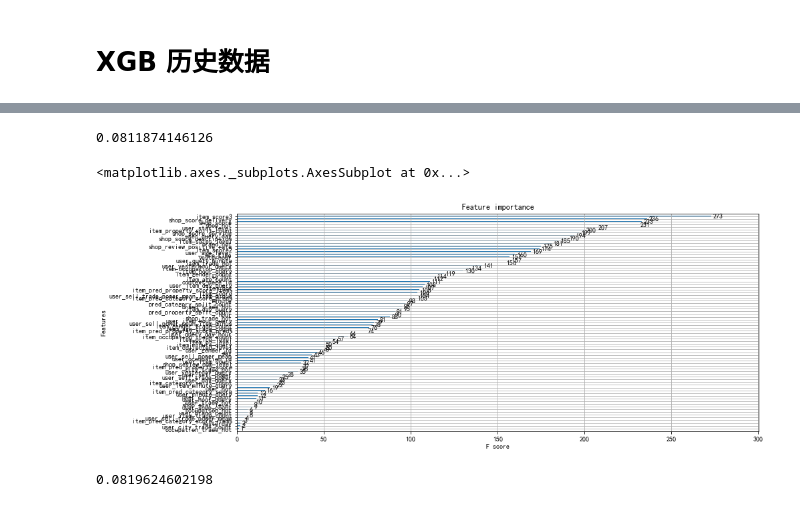
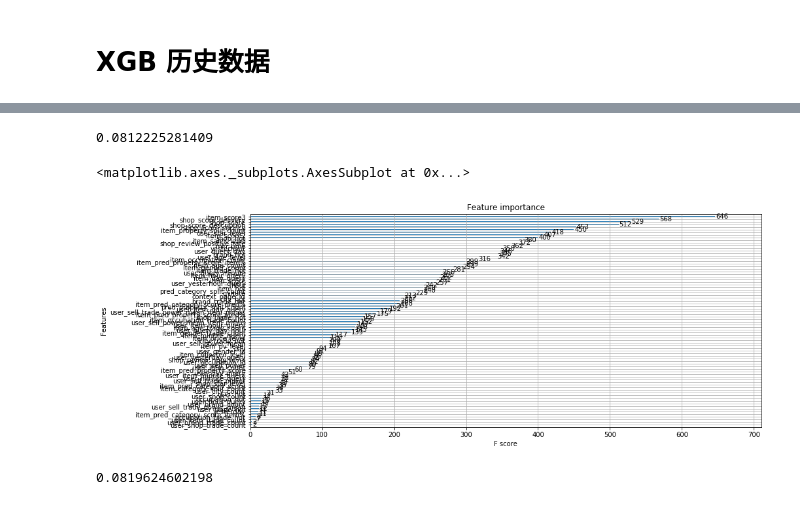
Before and after one commit to abcdddxy/kaggle, a Jupyter notebook: ALiMaMa/XGB.ipynb, the cells around one changed output, grey strips where cells are left out. Drawn from its saved outputs; the diff is of its cells as text; code cells hidden in the pictures.

```diff
--- a/ALiMaMa/XGB.ipynb
+++ b/ALiMaMa/XGB.ipynb
@@ -72,7 +72,11 @@ predictors = [
     'user_hour_query', 'user_yesterhour_query', 'minute', 'user_query_minute',
     'item_day_query', 'item_hour_query', 'user_item_day_query', 'min_time',
     'user_item_hour_query', 'item_minute_query', 'user_minute_query',
-    'user_item_minute_query'
+    'user_item_minute_query', 'item_trade_percent', 'brand_trade_percent',
+    'user_trade_percent', 'occupation_trade_percent', 'user_count',
+    'user_day_count', 'user_hour_count', 'user_minute_count', 'user_is_his',
+    'item_is_his', 'brand_is_his', 'user_is_trade_his', 'item_is_trade_his',
+    'brand_is_trade_his'
 ]
 
 target = ['is_trade']
@@ -113,32 +117,43 @@ test.shape
 # %%
 #train/val
 params = {
     'objective': 'binary:logistic',
-    'eta': 0.05,
+    'eta': 0.03,
     'colsample_bytree': 0.886,
-    'min_child_weight': 0.2,
+    'min_child_weight': 0.4,
     'max_depth': 5,
     'subsample': 0.886,
     'gamma': 0.1,
     'lambda': 10,
     'verbose_eval': True,
     'eval_metric': 'auc',
     'seed': 201803,
     'missing': -1
 }
 
 xgbtrain = xgb.DMatrix(train[predictors], train[target])
 xgbval = xgb.DMatrix(val[predictors])
-model = xgb.train(params, xgbtrain, num_boost_round=250)
+model = xgb.train(params, xgbtrain, num_boost_round=550)
 y_pred = model.predict(xgbval)
 y_pred = pd.Series(y_pred, name='val')
 
-print(log_loss(val[target], y_pred))  # 0.0811874146126(3:4)
+print(log_loss(val[target], y_pred))  # 0.0811316881227(3:4)
 xgb.plot_importance(model)
+
+# xgbtest = xgb.DMatrix(test[predictors])
+# y_pred = model.predict(xgbtest)
+
+# idx = test.instance_id.reset_index()
+# idx['predicted_score'] = y_pred
+# idx[['instance_id', 'predicted_score']].to_csv(
+#     'resultWithHistory.txt',
+#     sep=' ',
+#     header=['instance_id', 'predicted_score'],
+#     index=False)
 # %% [output]
-0.0811874146126
+0.0812225281409
 <matplotlib.axes._subplots.AxesSubplot at 0x...>
-[figure, old version]
+[figure, new version]
 # %%
 # 0.0816262372061(3:4)：87
 params = {
```
Also changed, not shown: parts of 3 cells of this notebook.
